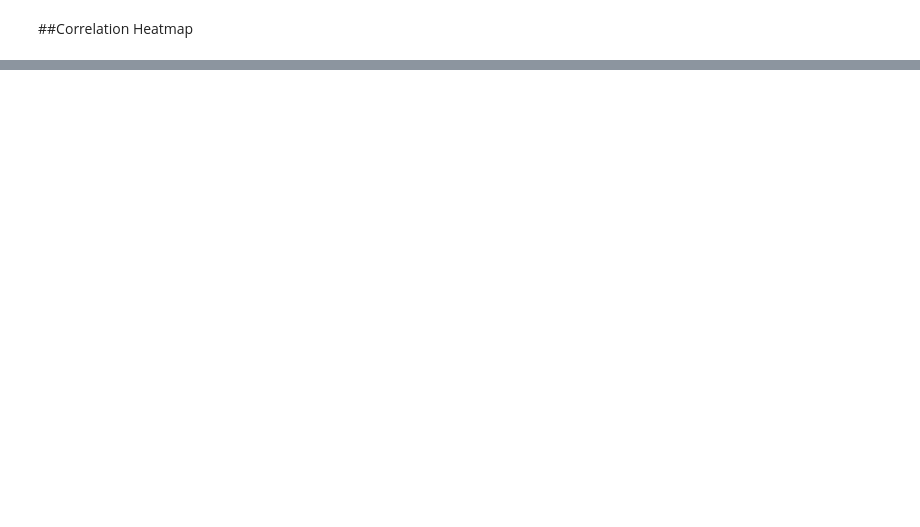
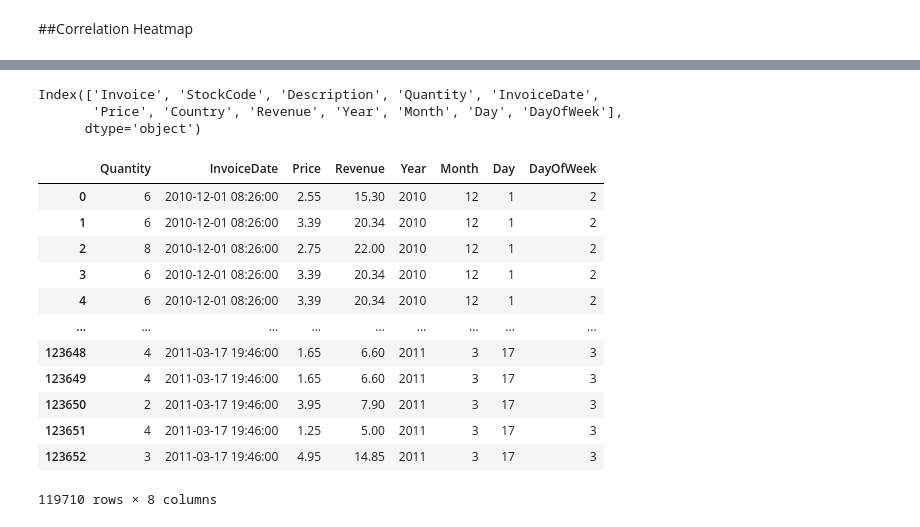
Before and after one commit to coder-priyanka01/Retail-Demand-Forecasting-Project, a Jupyter notebook: AI_Driven_Demand_Forecasting_&_Inventory_Optimization_System.ipynb, the cells around one changed output, grey strips where cells are left out. Saved outputs shown, nothing was run; the diff lists cells and outputs as text; code cells hidden in the pictures; blank space fills up the shorter version.

```diff
--- a/AI_Driven_Demand_Forecasting_&_Inventory_Optimization_System.ipynb
+++ b/AI_Driven_Demand_Forecasting_&_Inventory_Optimization_System.ipynb
@@ -268,0 +301,26 @@ plt.show()
+# %%
+df.columns
+# %% [output]
+Index(['Invoice', 'StockCode', 'Description', 'Quantity', 'InvoiceDate',
+       'Price', 'Country', 'Revenue', 'Year', 'Month', 'Day', 'DayOfWeek'],
+      dtype='object')
+# %%
+df.drop(["Invoice","StockCode","Description","Country"], axis=1, inplace=True)
+# %%
+df["DayOfWeek"] = df["InvoiceDate"].dt.dayofweek
+# %%
+df
+# %% [output]
+|  | Quantity | InvoiceDate | Price | Revenue | Year | Month | Day | DayOfWeek |
+| 0 | 6 | 2010-12-01 08:26:00 | 2.55 | 15.30 | 2010 | 12 | 1 | 2 |
+| 1 | 6 | 2010-12-01 08:26:00 | 3.39 | 20.34 | 2010 | 12 | 1 | 2 |
+| 2 | 8 | 2010-12-01 08:26:00 | 2.75 | 22.00 | 2010 | 12 | 1 | 2 |
+| 3 | 6 | 2010-12-01 08:26:00 | 3.39 | 20.34 | 2010 | 12 | 1 | 2 |
+| 4 | 6 | 2010-12-01 08:26:00 | 3.39 | 20.34 | 2010 | 12 | 1 | 2 |
+| ... | ... | ... | ... | ... | ... | ... | ... | ... |
+| 123648 | 4 | 2011-03-17 19:46:00 | 1.65 | 6.60 | 2011 | 3 | 17 | 3 |
+| 123649 | 4 | 2011-03-17 19:46:00 | 1.65 | 6.60 | 2011 | 3 | 17 | 3 |
+| 123650 | 2 | 2011-03-17 19:46:00 | 3.95 | 7.90 | 2011 | 3 | 17 | 3 |
+| 123651 | 4 | 2011-03-17 19:46:00 | 1.25 | 5.00 | 2011 | 3 | 17 | 3 |
+| 123652 | 3 | 2011-03-17 19:46:00 | 4.95 | 14.85 | 2011 | 3 | 17 | 3 |
+119710 rows × 8 columns
```
Also changed, not shown: parts of 16 cells of this notebook.
